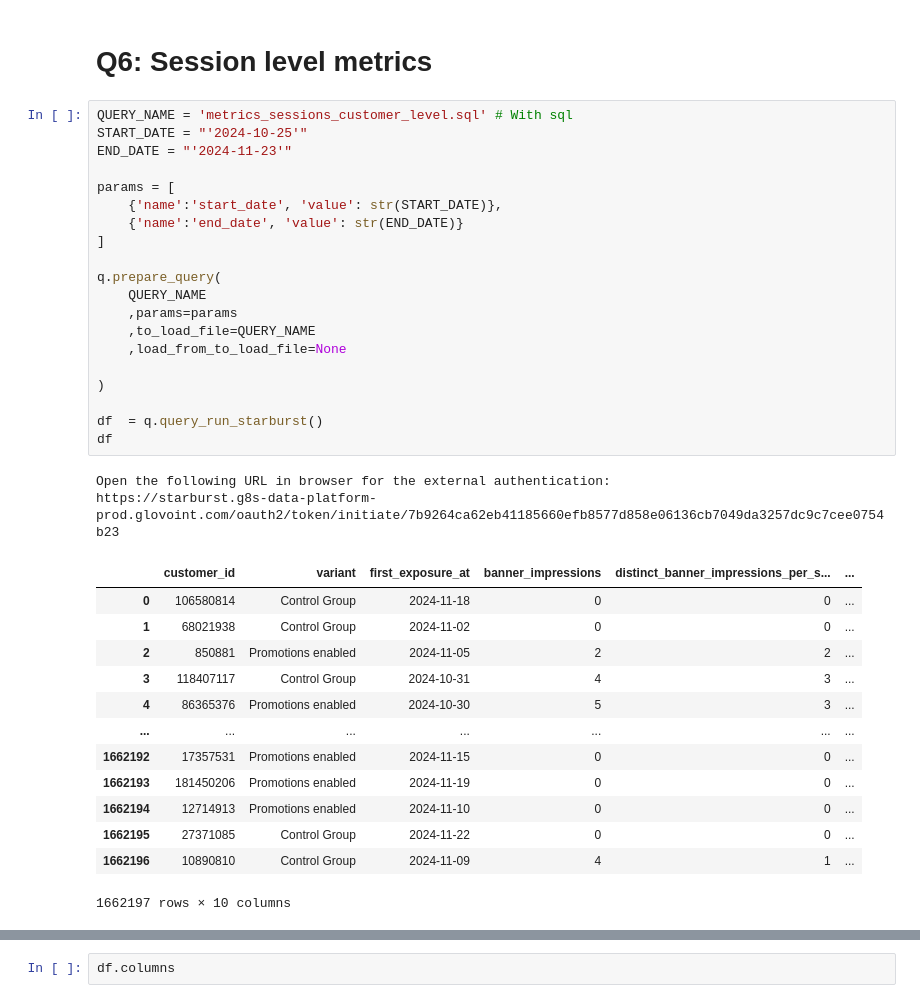
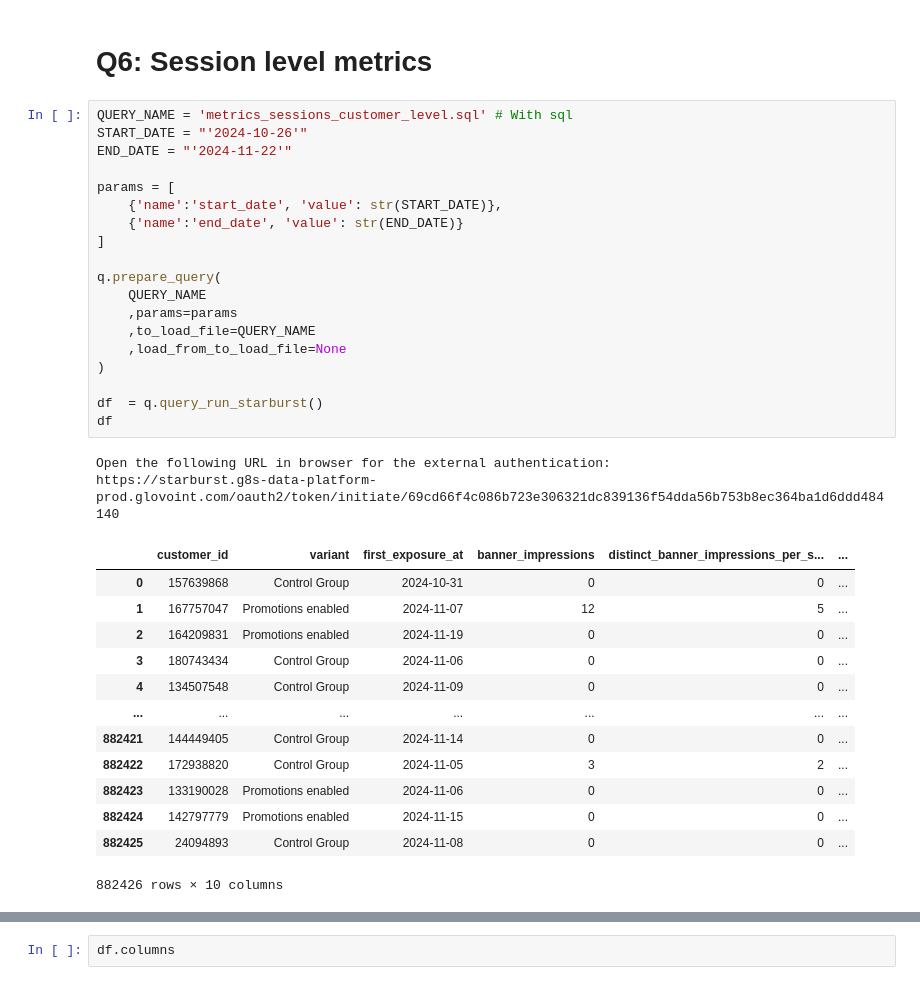
Before and after one commit to JordiCremades4444/central-node, a Jupyter notebook: notebooks/981_2024_12_02_surfacing_promos/surfacing_promos_m2.ipynb, the cells around one changed output, grey strips where cells are left out. Saved outputs shown, nothing was run; the diff lists cells and outputs as text.

```diff
--- a/notebooks/981_2024_12_02_surfacing_promos/surfacing_promos_m2.ipynb
+++ b/notebooks/981_2024_12_02_surfacing_promos/surfacing_promos_m2.ipynb
@@ -388,37 +400,36 @@ exp_fin.full_analysis()
 # Q6: Session level metrics
 # %%
 QUERY_NAME = 'metrics_sessions_customer_level.sql' # With sql
-START_DATE = "'2024-10-25'"
-END_DATE = "'2024-11-23'"
+START_DATE = "'2024-10-26'"
+END_DATE = "'2024-11-22'"
 
 params = [
     {'name':'start_date', 'value': str(START_DATE)},
     {'name':'end_date', 'value': str(END_DATE)}
 ]
 
 q.prepare_query(
     QUERY_NAME
     ,params=params
     ,to_load_file=QUERY_NAME
     ,load_from_to_load_file=None
-
 )
 
 df  = q.query_run_starburst()
 df
 # %% [output]
 Open the following URL in browser for the external authentication:
-https://starburst.g8s-data-platform-prod.glovoint.com/oauth2/token/initiate/7b9264ca62eb41185660efb8577d858e06136cb7049da3257dc9c7cee0754b23
+https://starburst.g8s-data-platform-prod.glovoint.com/oauth2/token/initiate/69cd66f4c086b723e306321dc839136f54dda56b753b8ec364ba1d6ddd484140
 |  | customer_id | variant | first_exposure_at | banner_impressions | distinct_banner_impressions_per_s... | ... |
-| 0 | 106580814 | Control Group | 2024-11-18 | 0 | 0 | ... |
-| 1 | 68021938 | Control Group | 2024-11-02 | 0 | 0 | ... |
-| 2 | 850881 | Promotions enabled | 2024-11-05 | 2 | 2 | ... |
-| 3 | 118407117 | Control Group | 2024-10-31 | 4 | 3 | ... |
-| 4 | 86365376 | Promotions enabled | 2024-10-30 | 5 | 3 | ... |
+| 0 | 157639868 | Control Group | 2024-10-31 | 0 | 0 | ... |
+| 1 | 167757047 | Promotions enabled | 2024-11-07 | 12 | 5 | ... |
+| 2 | 164209831 | Promotions enabled | 2024-11-19 | 0 | 0 | ... |
+| 3 | 180743434 | Control Group | 2024-11-06 | 0 | 0 | ... |
+| 4 | 134507548 | Control Group | 2024-11-09 | 0 | 0 | ... |
 | ... | ... | ... | ... | ... | ... | ... |
-| 1662192 | 17357531 | Promotions enabled | 2024-11-15 | 0 | 0 | ... |
-| 1662193 | 181450206 | Promotions enabled | 2024-11-19 | 0 | 0 | ... |
-| 1662194 | 12714913 | Promotions enabled | 2024-11-10 | 0 | 0 | ... |
-| 1662195 | 27371085 | Control Group | 2024-11-22 | 0 | 0 | ... |
-| 1662196 | 10890810 | Control Group | 2024-11-09 | 4 | 1 | ... |
+| 882421 | 144449405 | Control Group | 2024-11-14 | 0 | 0 | ... |
+| 882422 | 172938820 | Control Group | 2024-11-05 | 3 | 2 | ... |
+| 882423 | 133190028 | Promotions enabled | 2024-11-06 | 0 | 0 | ... |
+| 882424 | 142797779 | Promotions enabled | 2024-11-15 | 0 | 0 | ... |
+| 882425 | 24094893 | Control Group | 2024-11-08 | 0 | 0 | ... |
-1662197 rows × 10 columns
+882426 rows × 10 columns
```
Also changed, not shown: parts of 13 cells of this notebook, 5 other files.
